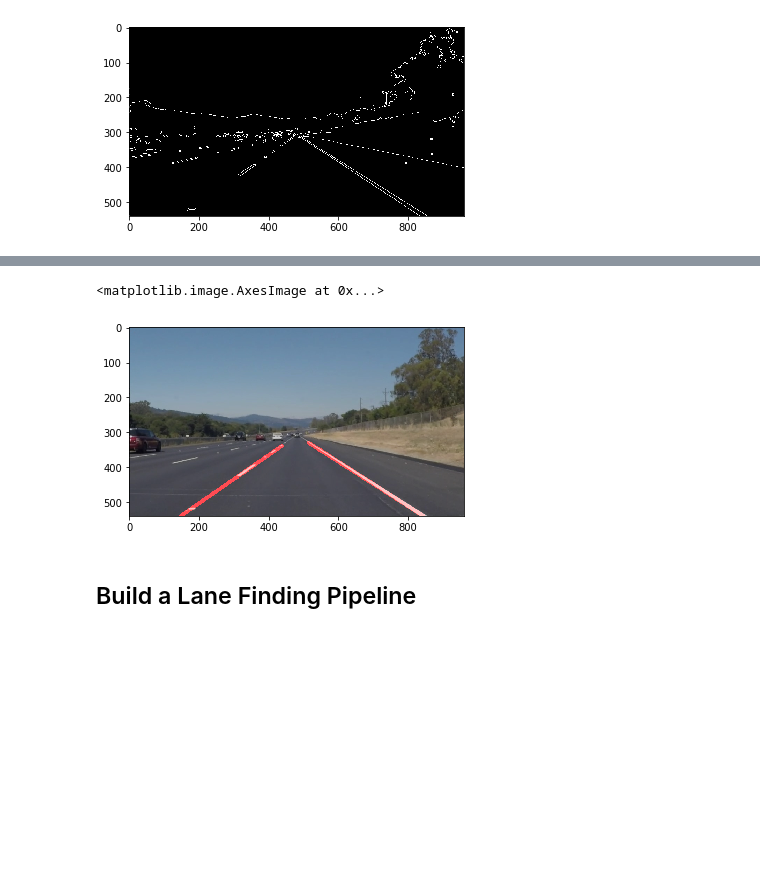
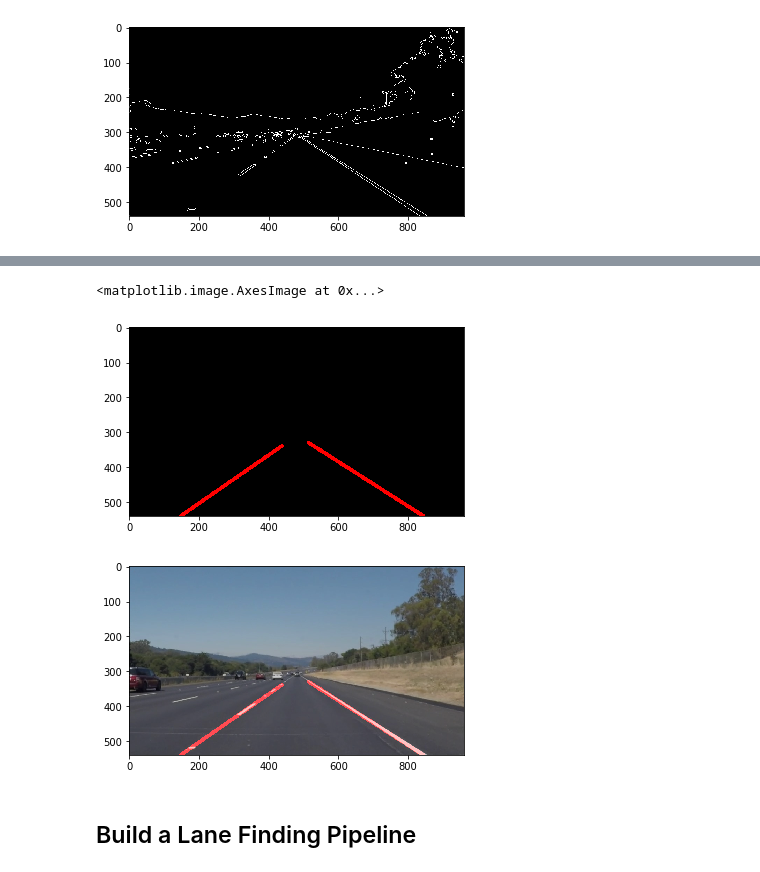
Before and after one commit to YashCS90/LaneFinding, a Jupyter notebook: P1.ipynb, the cells around one changed output, grey strips where cells are left out. Saved outputs shown, nothing was run; the diff lists cells and outputs as text; code cells hidden in the pictures; blank space fills up the shorter version.

```diff
--- a/P1.ipynb
+++ b/P1.ipynb
@@ -331,15 +335,19 @@ def finalLineSegment(a,left):
 # %%
 a= finalLineSegment(lftLane,True)
 b= finalLineSegment(rgtLane,False)
 lines=[[a],[b]]
 line_img = np.zeros((imshape[0], imshape[1], 3), dtype=np.uint8)
 draw_lines(line_img, lines)
 # Draw the lines on the edge image
+plt.figure()
+plt.imshow(line_img)
+plt.figure()
 lines_edges = weighted_img(line_img,image)
-plt.imshow(lines_edges,cmap='gray')
+plt.imshow(lines_edges)
 # %% [output]
 <matplotlib.image.AxesImage at 0x...>
-[figure, old version]
+[figure, new version]
+[figure, added]
 # %% [markdown]
 ## Build a Lane Finding Pipeline
 # %% [markdown]
```
Also changed, not shown: parts of 7 cells of this notebook, 6 other files.
